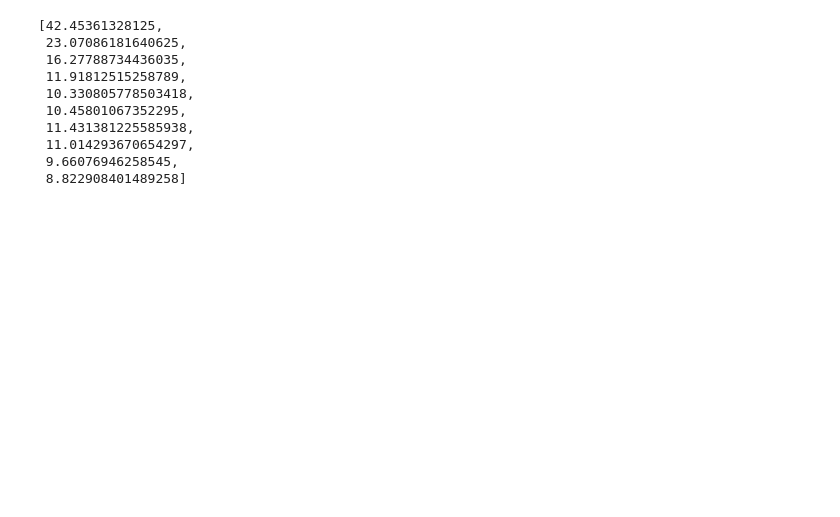
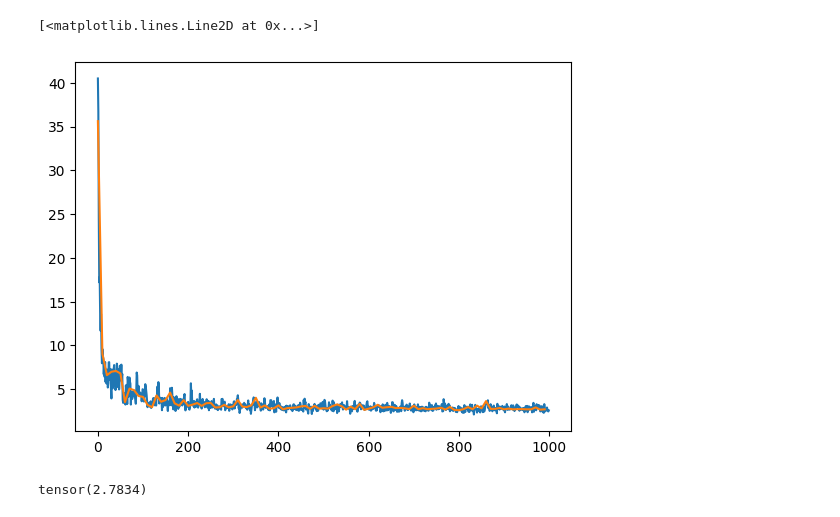
Before and after one commit to VasilisMpletsos/MLP-character-level-language-model, a Jupyter notebook: experiment.ipynb, the cells around one changed output. Drawn from its saved outputs; the diff is of its cells as text; code cells hidden in the pictures; blank space fills up the shorter version.

```diff
--- a/experiment.ipynb
+++ b/experiment.ipynb
@@ -8,4 +9,4 @@ from torch.nn.functional import cross_entropy
 %matplotlib inline
 # %%
 names_file = Path("./names.txt")
-X , Y = make_dataset(names_file)
+X , Y, itos = make_dataset(names_file)
@@ -16 +13,5 @@ torch.Size([228146, 3])
+# %%
+train_X, eval_X, train_Y, eval_Y = train_test_split(X,Y,test_size=0.2)
+# %%
+val_X, test_X, val_Y, test_Y = train_test_split(eval_X,eval_Y,test_size=0.5)
 # %%
@@ -77,13 +94,19 @@ b2: torch.Size([27])
-# %%
-losses
-# %% [output]
-[42.45361328125,
- 23.07086181640625,
- 16.27788734436035,
- 11.91812515258789,
- 10.330805778503418,
- 10.45801067352295,
- 11.431381225585938,
- 11.014293670654297,
- 9.66076946258545,
- 8.822908401489258]
+# %%
+plt.plot(losses)
+plt.plot(eval_steps,eval_losses)
+# %% [output]
+[<matplotlib.lines.Line2D at 0x...>]
+[figure, added]
+# %%
+for p in parameters:
+    p.requires_grad = False
+
+embeddings = C[test_X]
+hidden_dim = embeddings.view((embeddings.shape[0], 6)) @ W1 + b1
+logits = hidden_dim @ W2 + b2
+# logits = mlp_network(X_batch)
+
+test_loss = cross_entropy(logits, test_Y)
+test_loss
+# %% [output]
+tensor(2.7834)
```
Also changed, not shown: parts of 4 cells of this notebook, 4 other files.
